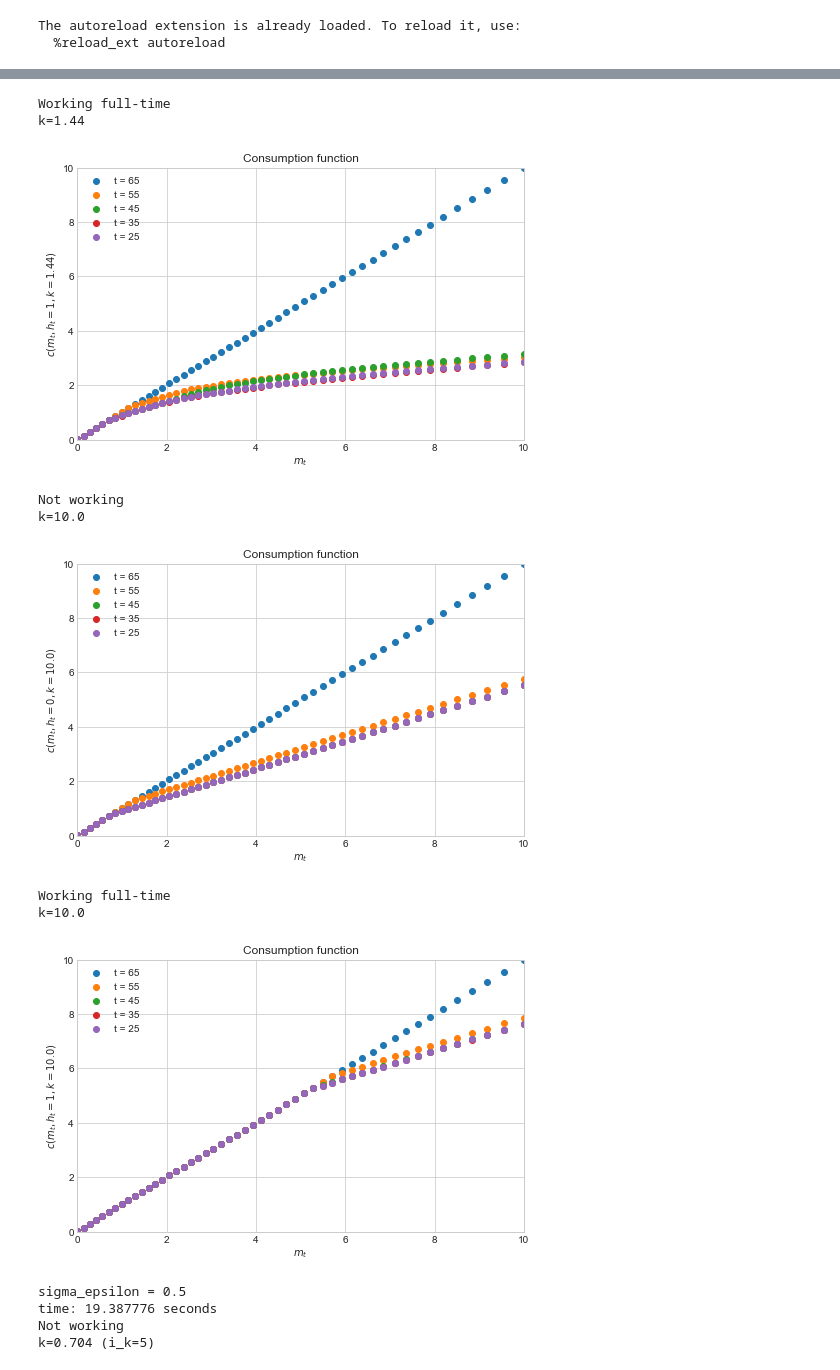
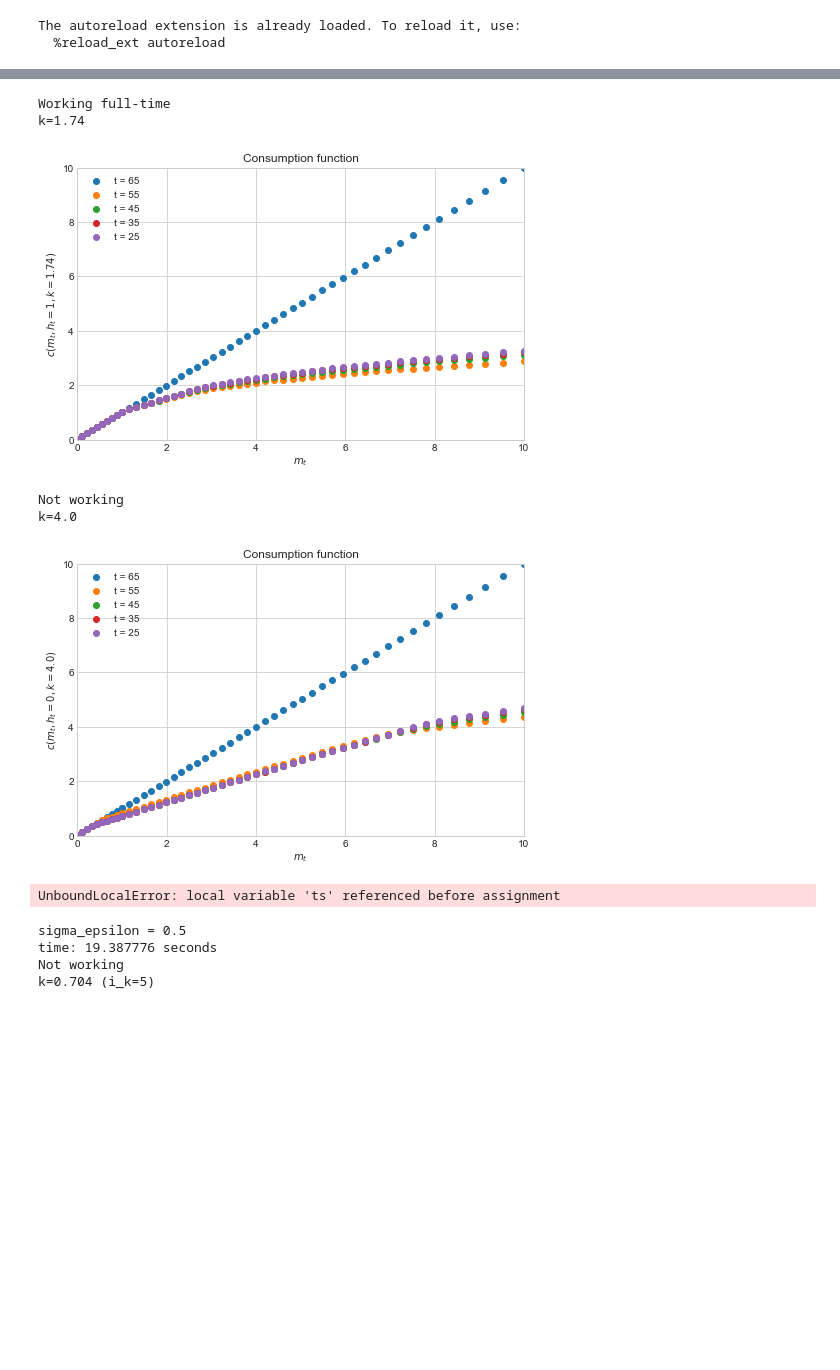
Before and after one commit to HaraldGrevsen/DynamicprogrammingTermpaper, a Jupyter notebook: Harald/TESTER 2.ipynb, the cells around one changed output, grey strips where cells are left out. Drawn from its saved outputs; the diff is of its cells as text; code cells hidden in the pictures; blank space fills up the shorter version.

```diff
--- a/Harald/TESTER 2.ipynb
+++ b/Harald/TESTER 2.ipynb
@@ -54,7 +55,7 @@ def figure_multi_dim(par,sol,h,i_k):
 # %%
 figure_multi_dim(model.par,model.sol,0,10)
 figure_multi_dim(model.par,model.sol,1,10)
-figure_multi_dim(model.par,model.sol,0,49)
-figure_multi_dim(model.par,model.sol,1,49)
+figure_multi_dim(model.par,model.sol,0,19)
+figure_multi_dim(model.par,model.sol,1,19)
 # %% [output]
 Not working
@@ -63,12 +64,10 @@ k=1.44
 Working full-time
-k=1.44
+k=1.74
-[figure, old version]
+[figure, new version]
 Not working
-k=10.0
+k=4.0
-[figure, old version]
+[figure, new version]
-Working full-time
-k=10.0
+UnboundLocalError: local variable 'ts' referenced before assignment
-[figure, removed]
 # %%
 def figure(par,sol,h,i_k):
     k = par.grid_k[i_k]
```
Also changed, not shown: parts of 7 cells of this notebook, 3 other files.
